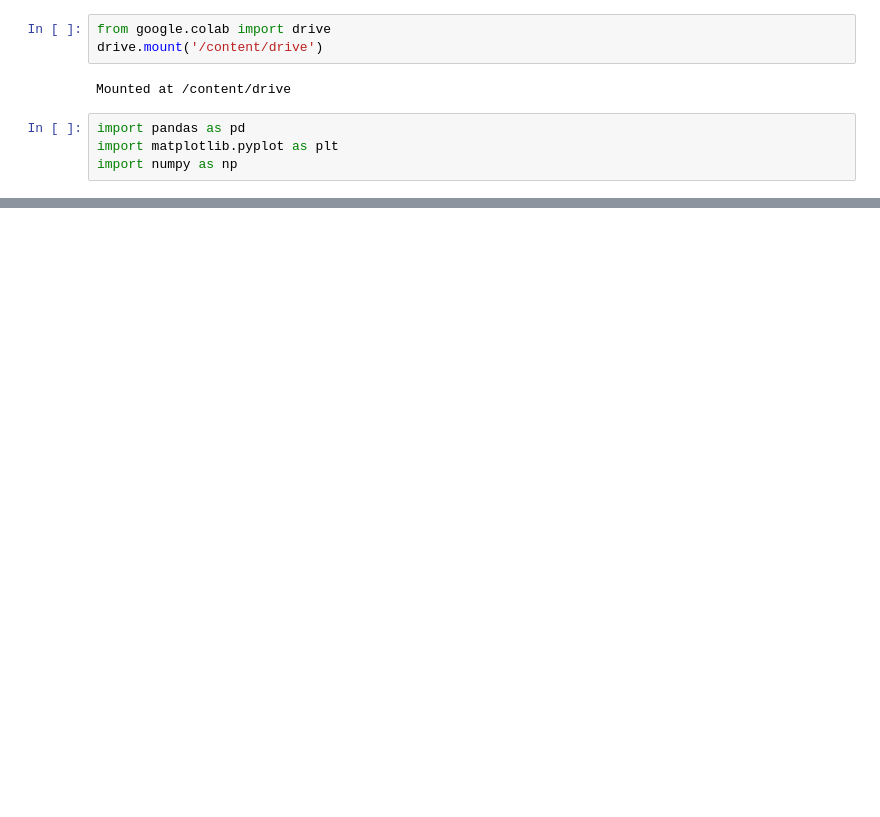
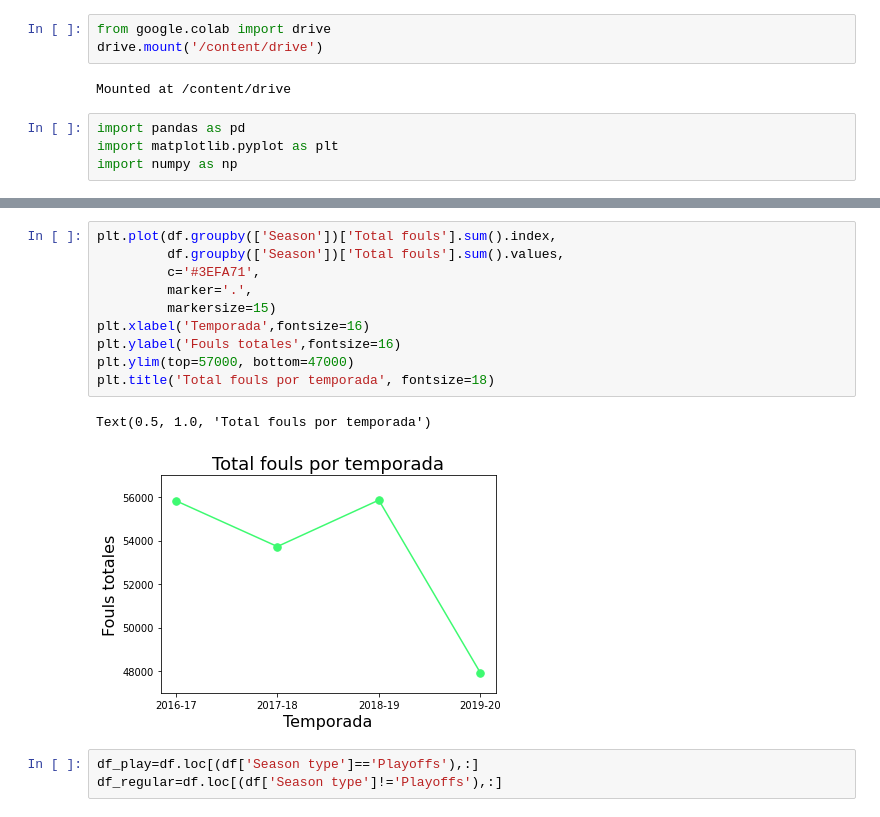
Before and after one commit to Raghnus/visualizaciones_datos, a Jupyter notebook: VisualizacionFoulsNBAPorReferee.ipynb, the cells around one changed output, grey strips where cells are left out. Saved outputs shown, nothing was run; the diff lists cells and outputs as text; blank space fills up the shorter version.

```diff
--- a/VisualizacionFoulsNBAPorReferee.ipynb
+++ b/VisualizacionFoulsNBAPorReferee.ipynb
@@ -36,0 +53,16 @@ plt.xticks(rotation = 90);
+# %%
+plt.plot(df.groupby(['Season'])['Total fouls'].sum().index,
+         df.groupby(['Season'])['Total fouls'].sum().values,
+         c='#3EFA71',
+         marker='.',
+         markersize=15)
+plt.xlabel('Temporada',fontsize=16)
+plt.ylabel('Fouls totales',fontsize=16)
+plt.ylim(top=57000, bottom=47000)
+plt.title('Total fouls por temporada', fontsize=18)
+# %% [output]
+Text(0.5, 1.0, 'Total fouls por temporada')
+[figure, added]
+# %%
+df_play=df.loc[(df['Season type']=='Playoffs'),:]
+df_regular=df.loc[(df['Season type']!='Playoffs'),:]
```
Also changed, not shown: parts of 8 cells of this notebook.
